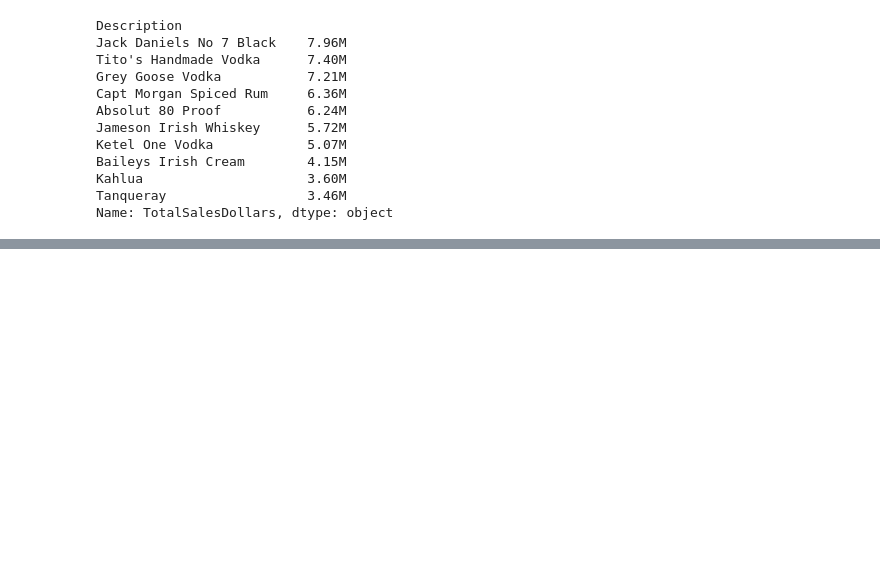
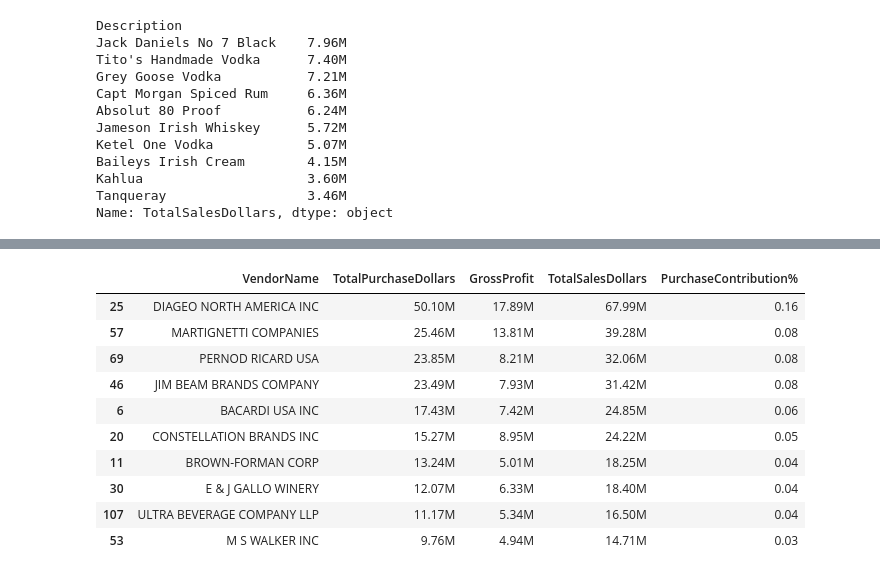
Before and after one commit to fahim-ysr/Vendor-Performance-Analysis, a Jupyter notebook: Exploratory Data Analysis.ipynb, the cells around one changed output, grey strips where cells are left out. Cells and saved outputs as stored; diff of their text form; code cells hidden in the pictures; blank space fills up the shorter version.

```diff
--- a/Exploratory Data Analysis.ipynb
+++ b/Exploratory Data Analysis.ipynb
@@ -315,0 +393,19 @@ Name: TotalSalesDollars, dtype: object
+# %%
+top_ten_vendors = round(most_totalpurchasedollars_by_vendors.head(10), 2)
+top_ten_vendors["TotalSalesDollars"] = top_ten_vendors["TotalSalesDollars"].apply(transform_dollar)
+top_ten_vendors["TotalPurchaseDollars"] = top_ten_vendors["TotalPurchaseDollars"].apply(transform_dollar)
+top_ten_vendors["GrossProfit"] = top_ten_vendors["GrossProfit"].apply(transform_dollar)
+# %%
+top_ten_vendors
+# %% [output]
+|  | VendorName | TotalPurchaseDollars | GrossProfit | TotalSalesDollars | PurchaseContribution% |
+| 25 | DIAGEO NORTH AMERICA INC | 50.10M | 17.89M | 67.99M | 0.16 |
+| 57 | MARTIGNETTI COMPANIES | 25.46M | 13.81M | 39.28M | 0.08 |
+| 69 | PERNOD RICARD USA | 23.85M | 8.21M | 32.06M | 0.08 |
+| 46 | JIM BEAM BRANDS COMPANY | 23.49M | 7.93M | 31.42M | 0.08 |
+| 6 | BACARDI USA INC | 17.43M | 7.42M | 24.85M | 0.06 |
+| 20 | CONSTELLATION BRANDS INC | 15.27M | 8.95M | 24.22M | 0.05 |
+| 11 | BROWN-FORMAN CORP | 13.24M | 5.01M | 18.25M | 0.04 |
+| 30 | E & J GALLO WINERY | 12.07M | 6.33M | 18.40M | 0.04 |
+| 107 | ULTRA BEVERAGE COMPANY LLP | 11.17M | 5.34M | 16.50M | 0.04 |
+| 53 | M S WALKER INC | 9.76M | 4.94M | 14.71M | 0.03 |
```
Also changed, not shown: parts of 10 cells of this notebook.
